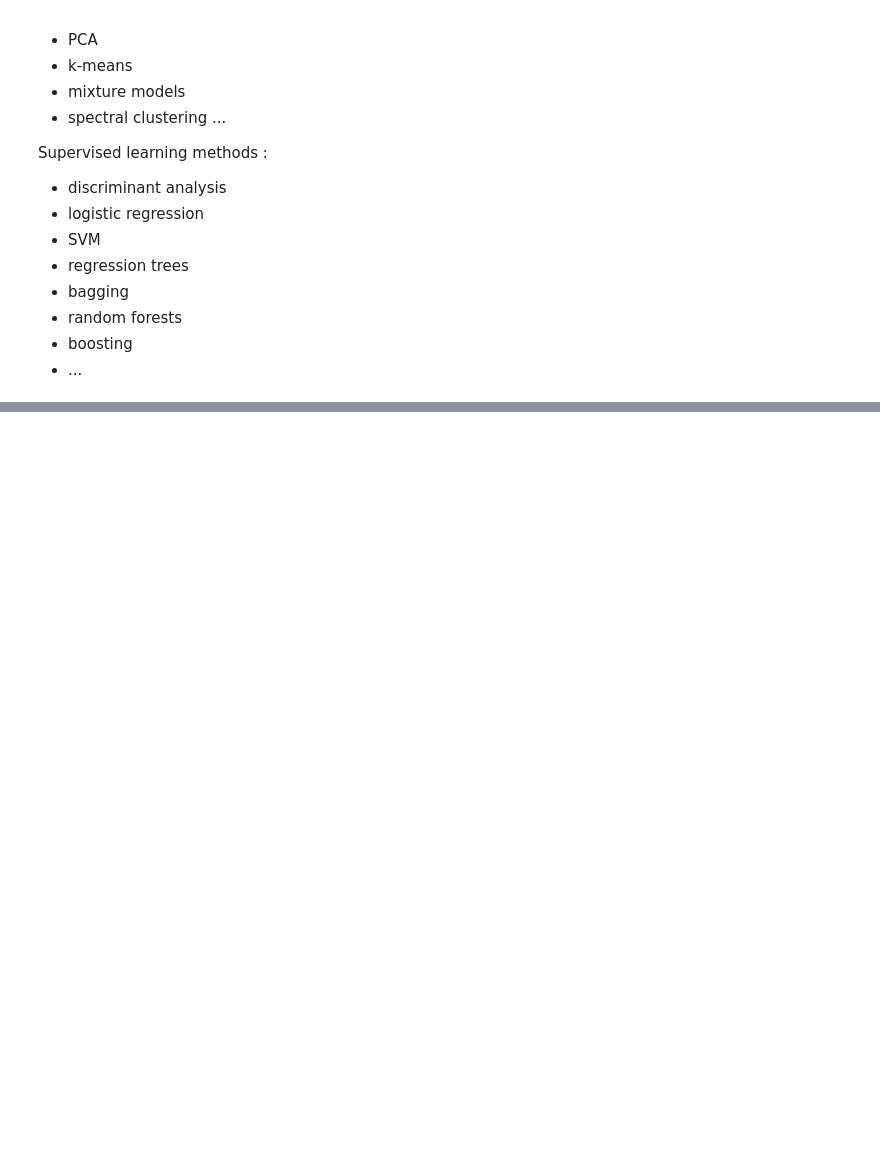
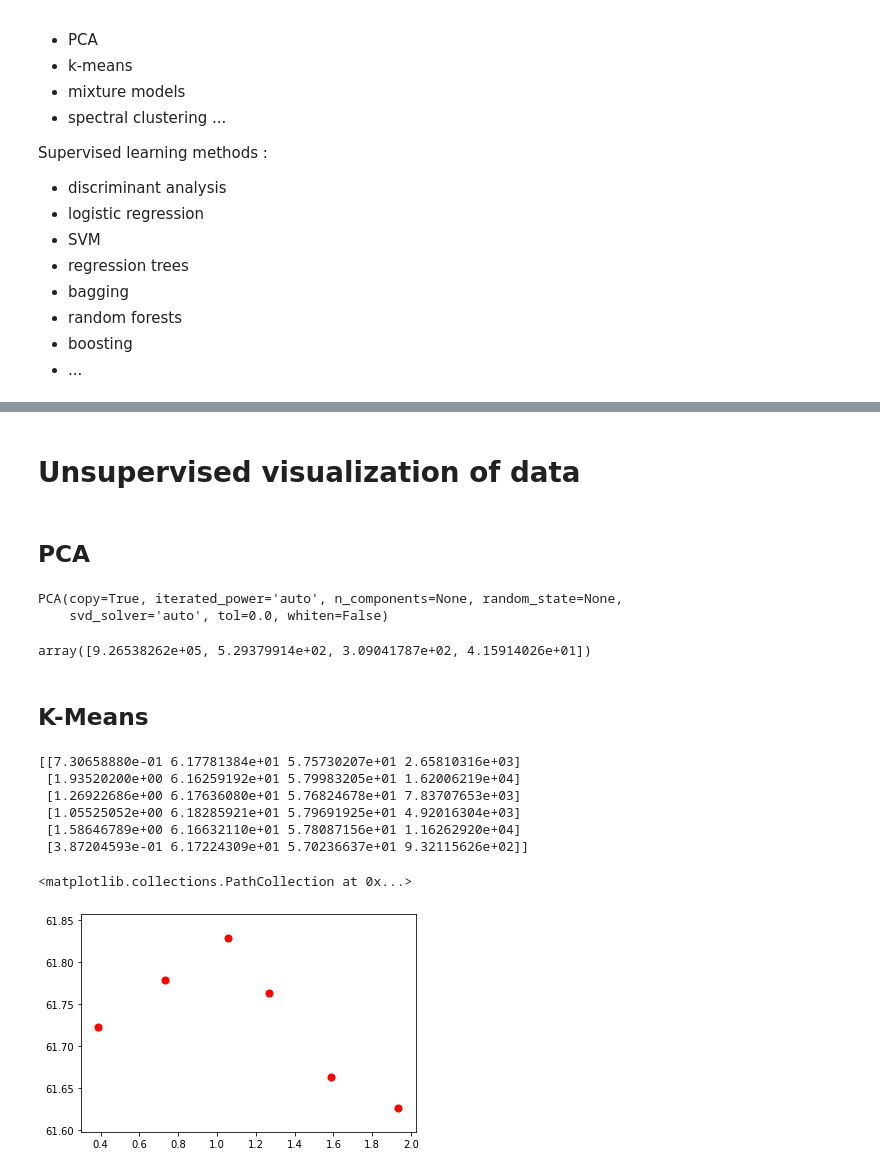
Before and after one commit to JLechuga94/Machine-Learning, a Jupyter notebook: notebook_dm2_diam.ipynb, the cells around one changed output, grey strips where cells are left out. Drawn from its saved outputs; the diff is of its cells as text; code cells hidden in the pictures; blank space fills up the shorter version.

Commit message:
Added changes to diamonds DM

```diff
--- a/notebook_dm2_diam.ipynb
+++ b/notebook_dm2_diam.ipynb
@@ -84,0 +77,3 @@ pd.read_csv('diamonds.csv')
+# %%
+diamond_df = pd.read_csv('diamonds.csv')
+diamond_df.drop('Unnamed: 0', axis=1, inplace=True)
@@ -84,0 +149,29 @@ pd.read_csv('diamonds.csv')
+# %% [markdown]
+# Unsupervised visualization of data
+# %% [markdown]
+## PCA
+# %%
+pca = PCA()
+pca.fit(diamond_df[['carat', 'depth', 'table', 'price']])
+# %% [output]
+PCA(copy=True, iterated_power='auto', n_components=None, random_state=None,
+    svd_solver='auto', tol=0.0, whiten=False)
+# %%
+pca.singular_values_
+# %% [output]
+array([9.26538262e+05, 5.29379914e+02, 3.09041787e+02, 4.15914026e+01])
+# %% [markdown]
+## K-Means
+# %%
+kmeans = KMeans(n_clusters=6).fit(diamond_df[['carat', 'depth', 'table', 'price']])
+centroids = kmeans.cluster_centers_
+print(centroids)
+# %% [output]
+[[7.30658880e-01 6.17781384e+01 5.75730207e+01 2.65810316e+03]
+ [1.93520200e+00 6.16259192e+01 5.79983205e+01 1.62006219e+04]
+ [1.26922686e+00 6.17636080e+01 5.76824678e+01 7.83707653e+03]
+ [1.05525052e+00 6.18285921e+01 5.79691925e+01 4.92016304e+03]
+ [1.58646789e+00 6.16632110e+01 5.78087156e+01 1.16262920e+04]
+ [3.87204593e-01 6.17224309e+01 5.70236637e+01 9.32115626e+02]]
+<matplotlib.collections.PathCollection at 0x...>
+[figure, added]
```
Also changed, not shown: parts of 10 cells of this notebook, 1 other file.
